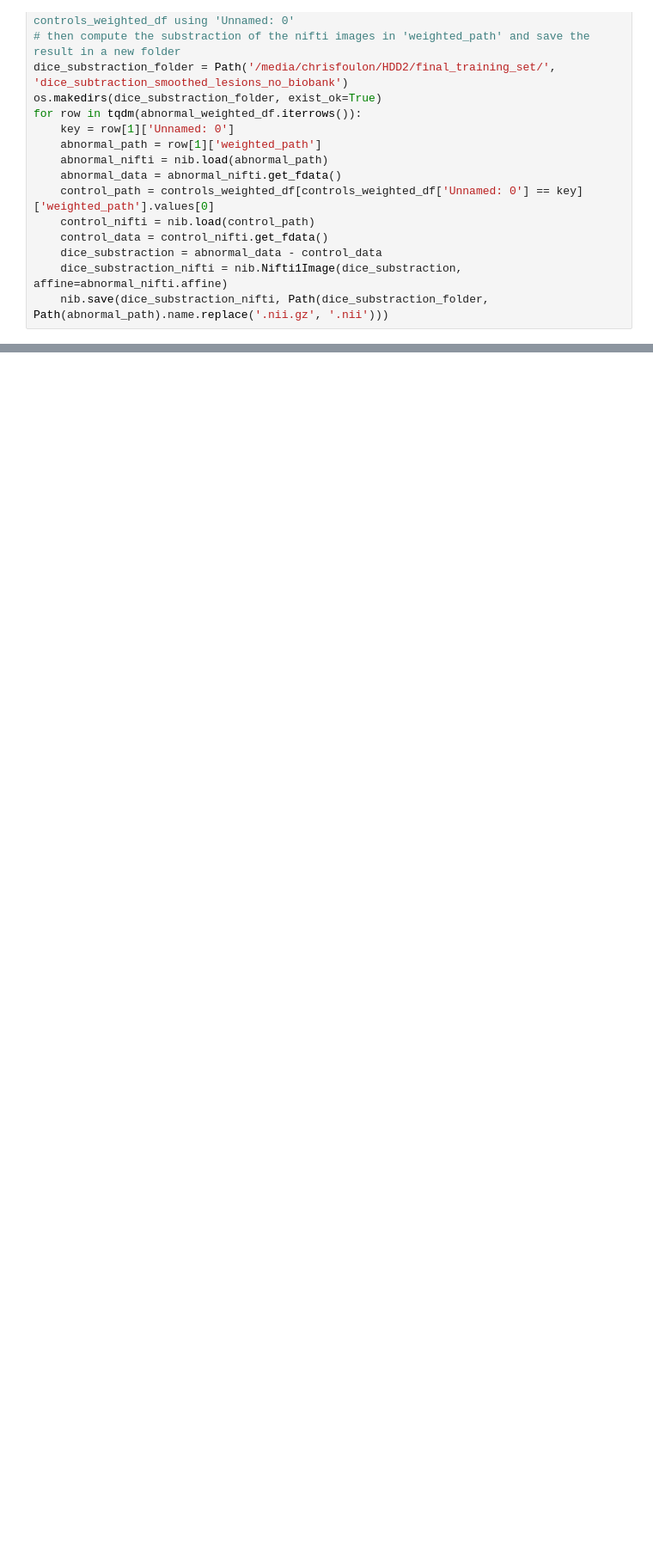
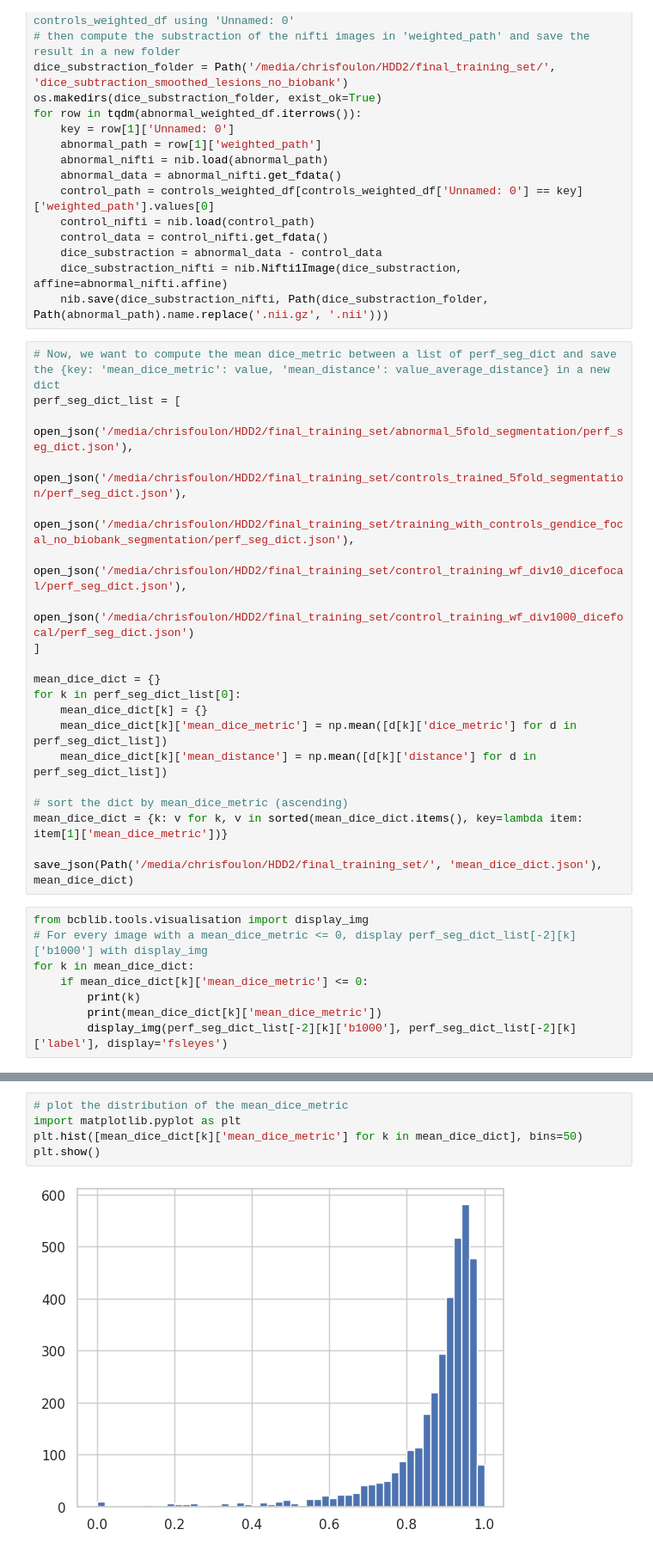
Before and after one commit to chrisfoulon/lesseg_unet, a Jupyter notebook: lesseg_unet/segmentatation_output_pipelines.ipynb, the cells around one changed output, grey strips where cells are left out. Shown: that part at 86% size. Cells and saved outputs as stored; diff of their text form; blank space fills up the shorter version.

```diff
--- a/lesseg_unet/segmentatation_output_pipelines.ipynb
+++ b/lesseg_unet/segmentatation_output_pipelines.ipynb
@@ -207,3 +227,31 @@ for row in tqdm(abnormal_weighted_df.iterrows()):
     dice_substraction = abnormal_data - control_data
     dice_substraction_nifti = nib.Nifti1Image(dice_substraction, affine=abnormal_nifti.affine)
     nib.save(dice_substraction_nifti, Path(dice_substraction_folder, Path(abnormal_path).name.replace('.nii.gz', '.nii')))
+# %%
+# Now, we want to compute the mean dice_metric between a list of perf_seg_dict and save the {key: 'mean_dice_metric': value, 'mean_distance': value_average_distance} in a new dict
+perf_seg_dict_list = [
+    open_json('/media/chrisfoulon/HDD2/final_training_set/abnormal_5fold_segmentation/perf_seg_dict.json'),
+    open_json('/media/chrisfoulon/HDD2/final_training_set/controls_trained_5fold_segmentation/perf_seg_dict.json'),
+    open_json('/media/chrisfoulon/HDD2/final_training_set/training_with_controls_gendice_focal_no_biobank_segmentation/perf_seg_dict.json'),
+    open_json('/media/chrisfoulon/HDD2/final_training_set/control_training_wf_div10_dicefocal/perf_seg_dict.json'),
+    open_json('/media/chrisfoulon/HDD2/final_training_set/control_training_wf_div1000_dicefocal/perf_seg_dict.json')
+]
+
+mean_dice_dict = {}
+for k in perf_seg_dict_list[0]:
+    mean_dice_dict[k] = {}
+    mean_dice_dict[k]['mean_dice_metric'] = np.mean([d[k]['dice_metric'] for d in perf_seg_dict_list])
+    mean_dice_dict[k]['mean_distance'] = np.mean([d[k]['distance'] for d in perf_seg_dict_list])
+
+# sort the dict by mean_dice_metric (ascending)
+mean_dice_dict = {k: v for k, v in sorted(mean_dice_dict.items(), key=lambda item: item[1]['mean_dice_metric'])}
+
+save_json(Path('/media/chrisfoulon/HDD2/final_training_set/', 'mean_dice_dict.json'), mean_dice_dict)
+# %%
+from bcblib.tools.visualisation import display_img
+# For every image with a mean_dice_metric <= 0, display perf_seg_dict_list[-2][k]['b1000'] with display_img
+for k in mean_dice_dict:
+    if mean_dice_dict[k]['mean_dice_metric'] <= 0:
+        print(k)
+        print(mean_dice_dict[k]['mean_dice_metric'])
+        display_img(perf_seg_dict_list[-2][k]['b1000'], perf_seg_dict_list[-2][k]['label'], display='fsleyes')
@@ -209,0 +276,7 @@ for row in tqdm(abnormal_weighted_df.iterrows()):
+# %%
+# plot the distribution of the mean_dice_metric
+import matplotlib.pyplot as plt
+plt.hist([mean_dice_dict[k]['mean_dice_metric'] for k in mean_dice_dict], bins=50)
+plt.show()
+# %% [output]
+[figure, added]
```
Also changed, not shown: parts of 7 cells of this notebook, 2 other files.
